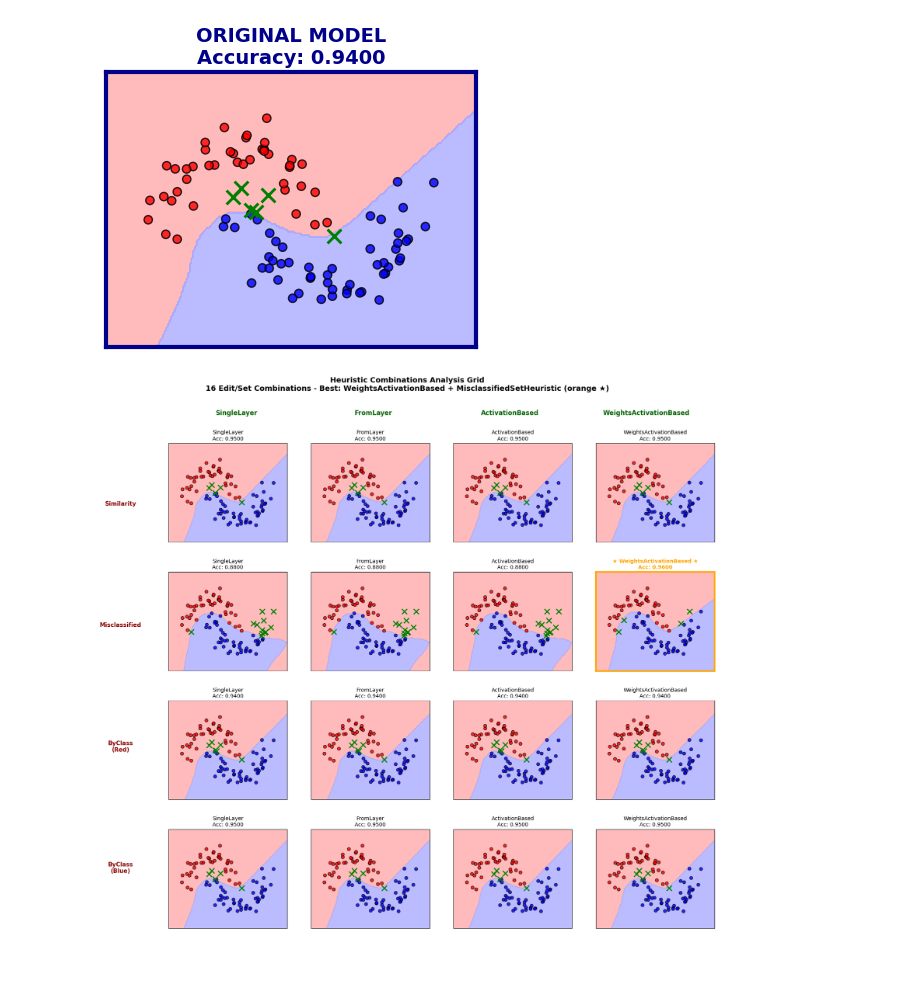
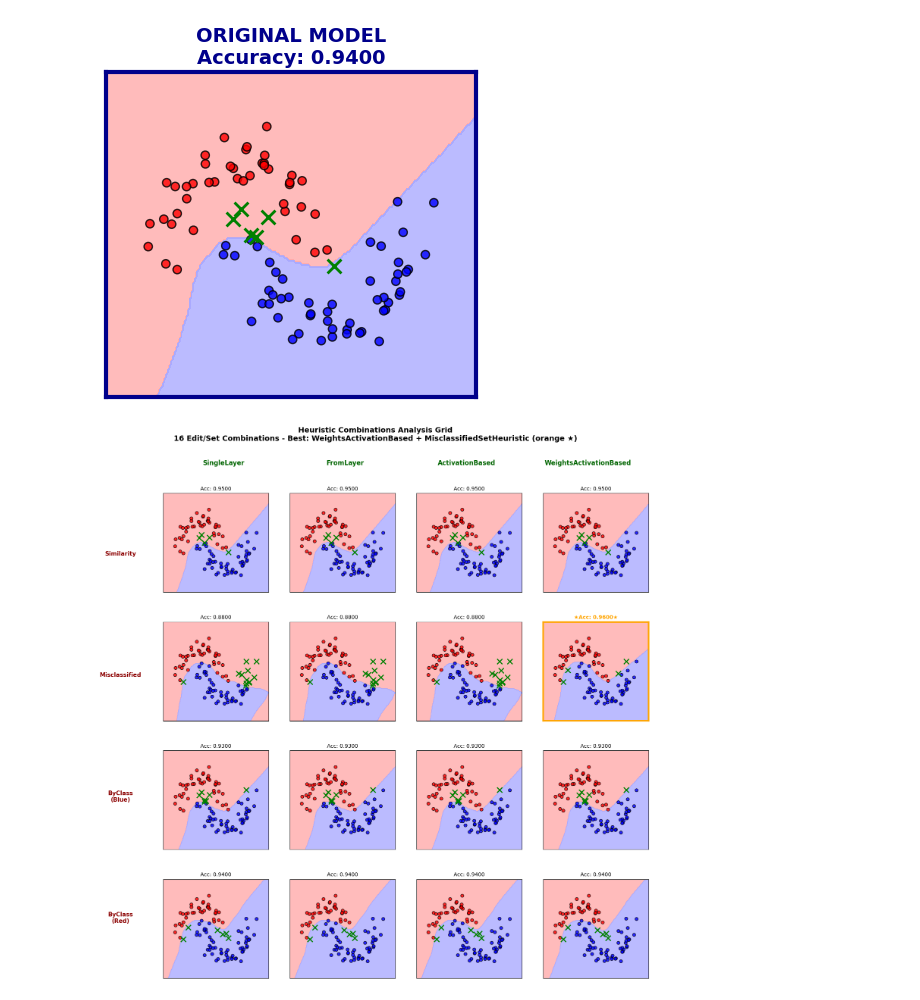
Before and after one commit to Iemontine/informed-repair-dnns, a Jupyter notebook: mlp_edit_and_test_suite.ipynb, the cells around one changed output. Drawn from its saved outputs; the diff is of its cells as text; code cells hidden in the pictures; blank space fills up the shorter version.

```diff
--- a/mlp_edit_and_test_suite.ipynb
+++ b/mlp_edit_and_test_suite.ipynb
@@ -46,8 +46,8 @@ set_heuristics_options = [
     # ("SubsetSetHeuristic", SubsetSetHeuristic(filename=EDITSET_PATH, indices=[0, 1, 2, 3, 4, 5])),
     ("SimilaritySetHeuristic", SimilaritySetHeuristic(filename=EDITSET_PATH, device=DEVICE, dtype=torch.float32, similarity_threshold=0.9999999999)),
     ("MisclassifiedSetHeuristic", MisclassifiedSetHeuristic(filename=EDITSET_PATH, device=DEVICE, dtype=torch.float32, max_samples=10)),
-    ("ByClassSetHeuristic_Red", ByClassSetHeuristic(dataset=moon_dataset, target_class=0, device=DEVICE, dtype=torch.float32, max_samples=10)),
-    ("ByClassSetHeuristic_Blue", ByClassSetHeuristic(dataset=moon_dataset, target_class=1, device=DEVICE, dtype=torch.float32, max_samples=10))
+    ("ByClassSetHeuristic_Blue", ByClassSetHeuristic(dataset=moon_dataset, target_class=0, device=DEVICE, dtype=torch.float32, max_samples=-1)),
+    ("ByClassSetHeuristic_Red", ByClassSetHeuristic(dataset=moon_dataset, target_class=1, device=DEVICE, dtype=torch.float32, max_samples=-1))
 ]
 
 print(f"Total combinations to test: {len(edit_heuristics_options)} edit × {len(set_heuristics_options)} set = {len(edit_heuristics_options) * len(set_heuristics_options)} combinations")
@@ -60,7 +60,6 @@ for set_name, _ in set_heuristics_options:
 print("Testing all combinations of heuristics...")
 for (edit_name, edit_heur), (set_name, set_heur) in product(edit_heuristics_options, set_heuristics_options):
     try:
-        # Create loader with current combination
         test_loader = Loader(
             model=deepcopy(original_model),
             edit_heuristic=edit_heur,
@@ -94,7 +93,7 @@ for (edit_name, edit_heur), (set_name, set_heur) in product(edit_heuristics_opti
         print(f"Skipping this combination...")
 
 # Clear any previous outputs/plots
-clear_output(wait=True)
+# clear_output(wait=True)
 
 # Parameters for visualization
 h = 0.02
@@ -174,7 +172,7 @@ num_edit_heuristics = len(edit_heuristics_options)
 num_set_heuristics = len(set_heuristics_options)
 
 # Figure 1: Original Model (same size as individual heuristic plots)
-fig1, ax_original = plt.subplots(1, 1, figsize=(4, 3.5))
+fig1, ax_original = plt.subplots(1, 1, figsize=(4, 4))
 
 # Plot original model
 ax_original.contourf(xx, yy, Z, cmap=ListedColormap(['#FFAAAA', '#AAAAFF']), alpha=0.8)
@@ -202,13 +200,7 @@ plt.show()
 
 # Figure 2: Heuristics Grid with better spacing
 fig2, axes = plt.subplots(num_set_heuristics, num_edit_heuristics,
-                         figsize=(num_edit_heuristics * 4 + 2, num_set_heuristics * 3.5 + 2))
-
-# Ensure axes is 2D array even for single row/column
-if num_set_heuristics == 1:
-    axes = axes.reshape(1, -1)
-if num_edit_heuristics == 1:
-    axes = axes.reshape(-1, 1)
+                         figsize=(num_edit_heuristics * 4, num_set_heuristics * 4))
 
 # Plot combinations organized by SetHeuristic (one row per SetHeuristic)
 for row, (set_name, _) in enumerate(set_heuristics_options):
@@ -255,11 +247,11 @@ for row, (set_name, _) in enumerate(set_heuristics_options):
                     spine.set_edgecolor('orange')
                     spine.set_linewidth(3)
                 title_color = 'orange'
-                title = f"★ {edit_name} ★\nAcc: {result['accuracy']:.4f}"
+                title = f"★Acc: {result['accuracy']:.4f}★"
                 fontweight = 'bold'
             else:
                 title_color = 'black'
-                title = f"{edit_name}\nAcc: {result['accuracy']:.4f}"
+                title = f"Acc: {result['accuracy']:.4f}"
                 fontweight = 'normal'
 
             ax.set_title(title, color=title_color, fontweight=fontweight, fontsize=10)
@@ -306,35 +298,35 @@ for row, (set_name, _) in enumerate(set_heuristics_options):
 # Add overall title for heuristics grid with proper spacing
 fig2.suptitle(f'Heuristic Combinations Analysis Grid\n' +
               f'{len(all_results)} Edit/Set Combinations - Best: {best_result["combination"]} (orange ★)',
               fontsize=14, y=0.96, fontweight='bold')
 
 # Add a subtle background for better visual organization
 fig2.patch.set_facecolor('white')
 fig2.patch.set_alpha(0.9)
 
 plt.show()
 
 # Print detailed comparison organized by set heuristic
 print("\n" + "="*120)
 print("DETAILED RESULTS BY SET HEURISTIC (OPTIMIZED WITH EDITSET_PATH)")
 print("="*120)
 print(f"Original Model Accuracy: {original_accuracy:.4f}")
 print("-"*120)
 
 for set_name, set_results in results_by_set.items():
     if set_results:
         print(f"\n{set_name}:")
         print(f"{'  Edit Heuristic':<25} {'Accuracy':<10} {'Improvement':<12} {'Status':<15}")
         print("  " + "-"*65)
 
         for result in sorted(set_results, key=lambda x: x['accuracy'], reverse=True):
             improvement = result['accuracy'] - original_accuracy
             improvement_str = f"+{improvement:.4f}" if improvement > 0 else f"{improvement:.4f}"
             status = "★ BEST OVERALL" if result == best_result else ""
             print(f"  {result['edit_heuristic']:<25} {result['accuracy']:<10.4f} {improvement_str:<12} {status:<15}")
 # %% [output]
-[figure, old version]
+[figure, new version]
-[figure, old version]
+[figure, new version]
 ========================================================================================================================
 DETAILED RESULTS BY SET HEURISTIC (OPTIMIZED WITH EDITSET_PATH)
 ========================================================================================================================
```
Also changed, not shown: parts of 2 cells of this notebook, 1 other file.
